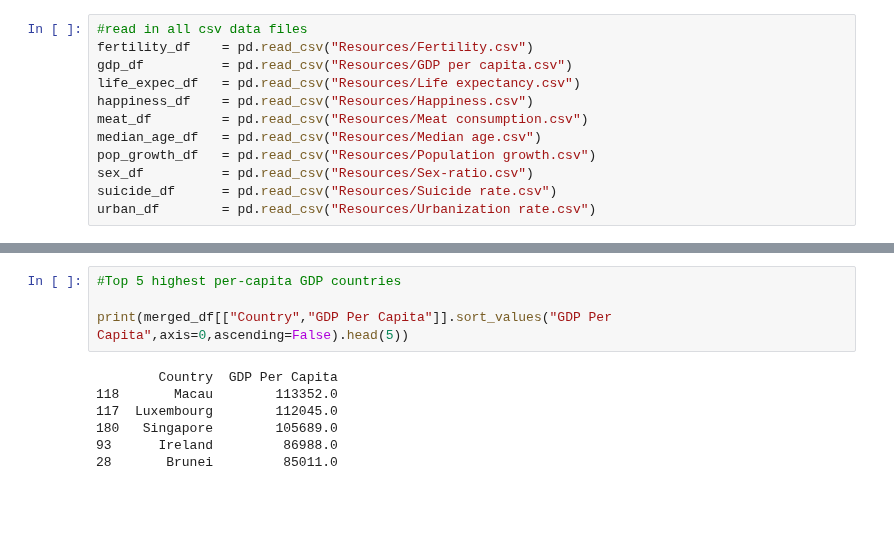
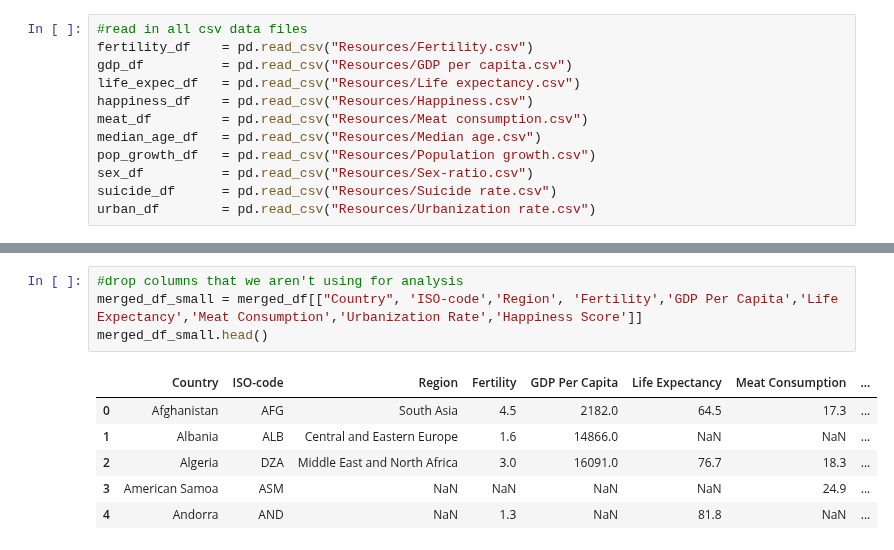
Before and after one commit to ermcgrew/bootcamp_project_one, a Jupyter notebook: data_analysis.ipynb, the cells around one changed output, grey strips where cells are left out. Cells and saved outputs as stored; diff of their text form; blank space fills up the shorter version.

```diff
--- a/data_analysis.ipynb
+++ b/data_analysis.ipynb
@@ -281,11 +179,11 @@ plt.show()
-# %%
-#Top 5 highest per-capita GDP countries
-
-print(merged_df[["Country","GDP Per Capita"]].sort_values("GDP Per Capita",axis=0,ascending=False).head(5))
-# %% [output]
-        Country  GDP Per Capita
-118       Macau        113352.0
-117  Luxembourg        112045.0
-180   Singapore        105689.0
-93      Ireland         86988.0
-28       Brunei         85011.0
+# %%
+#drop columns that we aren't using for analysis
+merged_df_small = merged_df[["Country", 'ISO-code','Region', 'Fertility','GDP Per Capita','Life Expectancy','Meat Consumption','Urbanization Rate','Happiness Score']]
+merged_df_small.head()
+# %% [output]
+|  | Country | ISO-code | Region | Fertility | GDP Per Capita | Life Expectancy | Meat Consumption | ... |
+| 0 | Afghanistan | AFG | South Asia | 4.5 | 2182.0 | 64.5 | 17.3 | ... |
+| 1 | Albania | ALB | Central and Eastern Europe | 1.6 | 14866.0 | NaN | NaN | ... |
+| 2 | Algeria | DZA | Middle East and North Africa | 3.0 | 16091.0 | 76.7 | 18.3 | ... |
+| 3 | American Samoa | ASM | NaN | NaN | NaN | NaN | 24.9 | ... |
+| 4 | Andorra | AND | NaN | 1.3 | NaN | 81.8 | NaN | ... |
```
Also changed, not shown: parts of 23 cells of this notebook.
